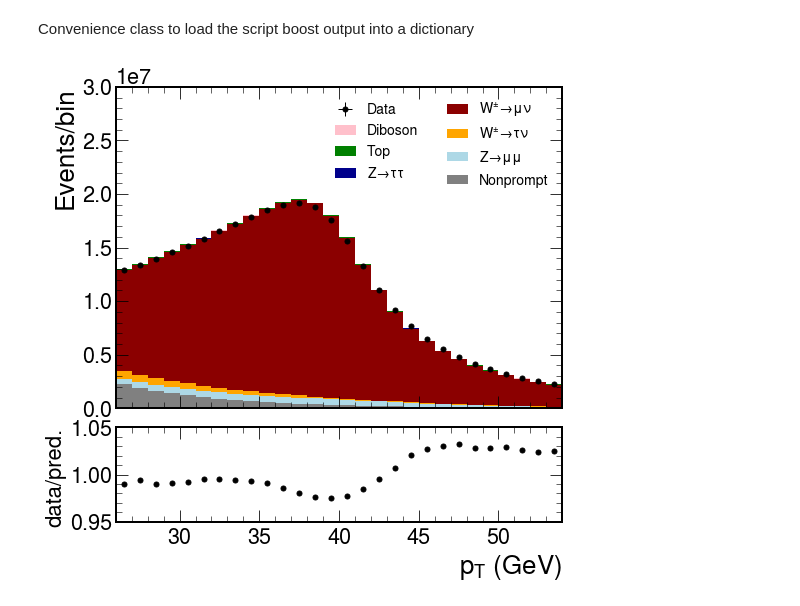
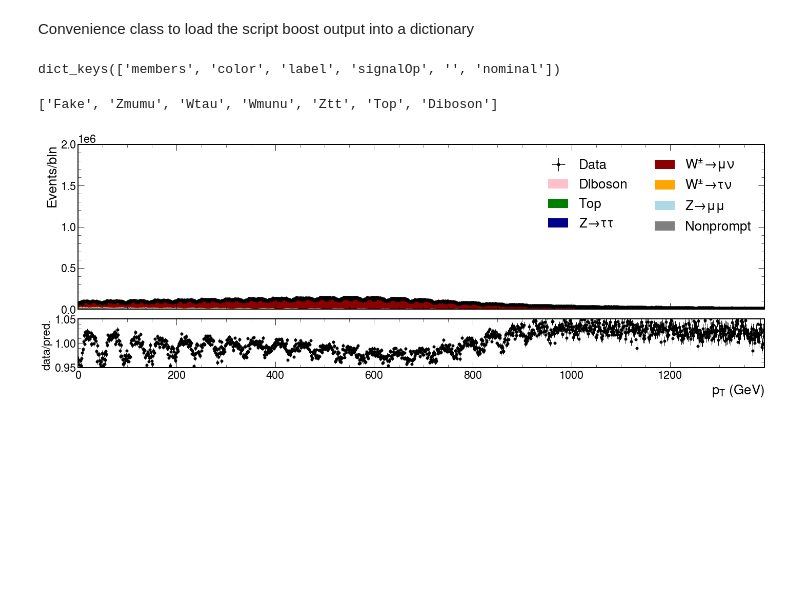
Before and after one commit to bendavid/WRemnants, a Jupyter notebook: notebooks/PlotScratch.ipynb, the cells around one changed output. Cells and saved outputs as stored; diff of their text form; code cells hidden in the pictures; blank space fills up the shorter version.

```diff
--- a/notebooks/PlotScratch.ipynb
+++ b/notebooks/PlotScratch.ipynb
@@ -18,12 +17,19 @@ Convenience class to load the script boost output into a dictionary
 # %%
 groups = datagroups2016("../mw_with_mu_eta_pt.pkl.lz4")
 # %%
-histInfo = groups.datagroupsForHist("nominal", selectSignal=True)
+histInfo = groups.datagroupsForHist("nominal", selectSignal=True, label="nominal")
+# %%
+histInfo["Data"]
+# %% [output]
+dict_keys(['members', 'color', 'label', 'signalOp', '', 'nominal'])
 # %%
 prednames = [x for x in histInfo.keys() if x != "Data"]
+prednames
+# %% [output]
+['Fake', 'Zmumu', 'Wtau', 'Wmunu', 'Ztt', 'Top', 'Diboson']
 # %%
-fig = plotTools.makePlotWithRatio("pt", histInfo, prednames, "Data", xlabel=r"p$_{T}$ (GeV)", scale=3e7,rrange=[0.95, 1.05])
+fig = plotTools.makePlotWithRatio("unrolled", histInfo, prednames, label="nominal", unstacked="Data", xlabel=r"p$_{T}$ (GeV)", scale=2e6,rrange=[0.95, 1.05])
 # %% [output]
-[figure, old version]
+[figure, new version]
 # %%
 etafig = plotTools.makePlotWithRatio("eta", histInfo, prednames, "Data", scale=1.2e7, xlabel=r"$\eta$", rrange=[0.95, 1.05], action=lambda x: x[0])
```
Also changed, not shown: parts of 7 cells of this notebook, 6 other files.
